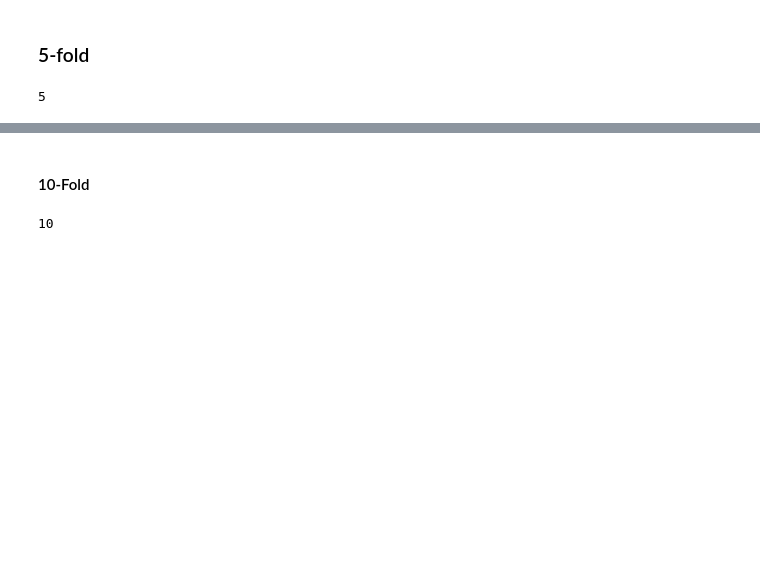
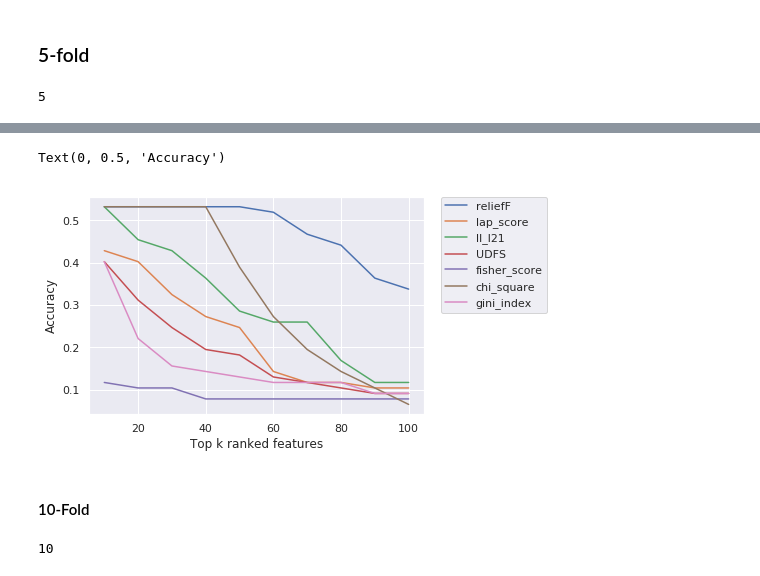
Before and after one commit to Raouaaa/Master_project, a Jupyter notebook: FS-RH.ipynb, the cells around one changed output, grey strips where cells are left out. Saved outputs shown, nothing was run; the diff lists cells and outputs as text; code cells hidden in the pictures; blank space fills up the shorter version.

```diff
--- a/FS-RH.ipynb
+++ b/FS-RH.ipynb
@@ -197,0 +330,17 @@ def training(cv,num_fea,FS_method):
+# %%
+from sklearn.model_selection import LeaveOneOut
+loo=LeaveOneOut()
+# %%
+FS_performance_loo=[]
+fea_ranking_loo=[]
+for FS in pool_FS:
+    acc_k=[]
+    fea_ranking_=[]
+
+    for k in num_fea:
+        _feature_ranking,_acc=training(loo,k,FS)
+        acc_k.append(_acc)
+        fea_ranking_.append(_feature_ranking)
+
+    FS_performance_loo.append(acc_k)
+    fea_ranking_loo.append(fea_ranking_)
@@ -197,0 +381,19 @@ def training(cv,num_fea,FS_method):
+# %%
+import matplotlib.pyplot as plt
+%matplotlib inline
+import seaborn as sns
+sns.set()
+#def plot_performance(result,num_fea):
+line1, = plt.plot(num_fea,FS_performance_loo[0], label='reliefF')
+line2, = plt.plot(num_fea,FS_performance_loo[1], marker='', label='lap_score')
+line3, = plt.plot(num_fea,FS_performance_loo[2], marker='', label='ll_l21')
+line4, = plt.plot(num_fea,FS_performance_loo[3], marker='', label='UDFS')
+line5, = plt.plot(num_fea,FS_performance_loo[4], marker='', label='fisher_score')
+line6, = plt.plot(num_fea,FS_performance_loo[5], marker='', label='chi_square')
+line7, = plt.plot(num_fea,FS_performance_loo[6], marker='', label='gini_index')
+plt.legend(bbox_to_anchor=(1.05, 1), loc='upper left', borderaxespad=0)
+plt.xlabel('Top k ranked features')
+plt.ylabel('Accuracy')
+# %% [output]
+Text(0, 0.5, 'Accuracy')
+[figure, added]
```
Also changed, not shown: parts of 51 cells of this notebook, 8 other files.
